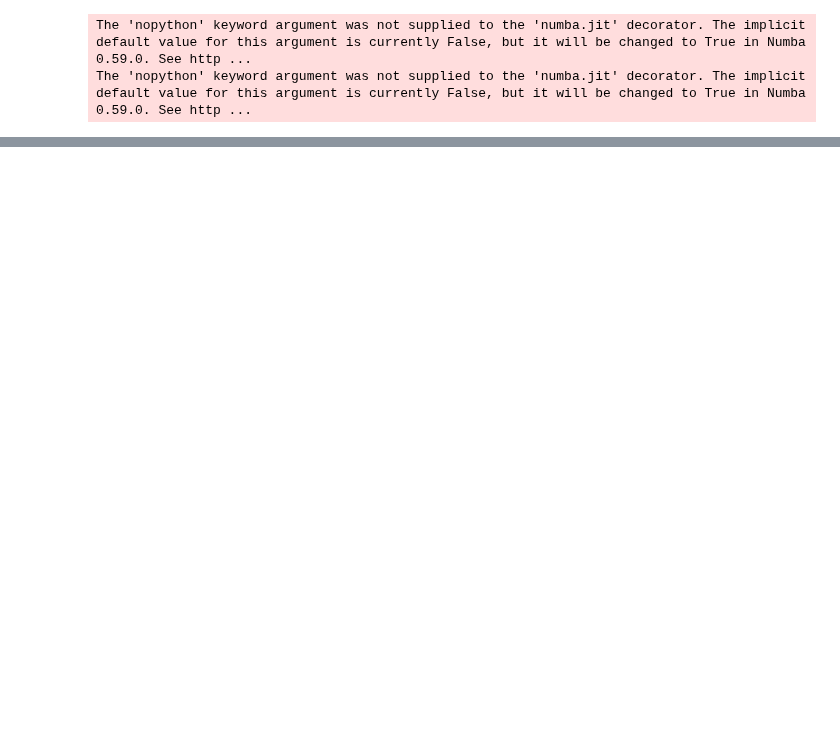
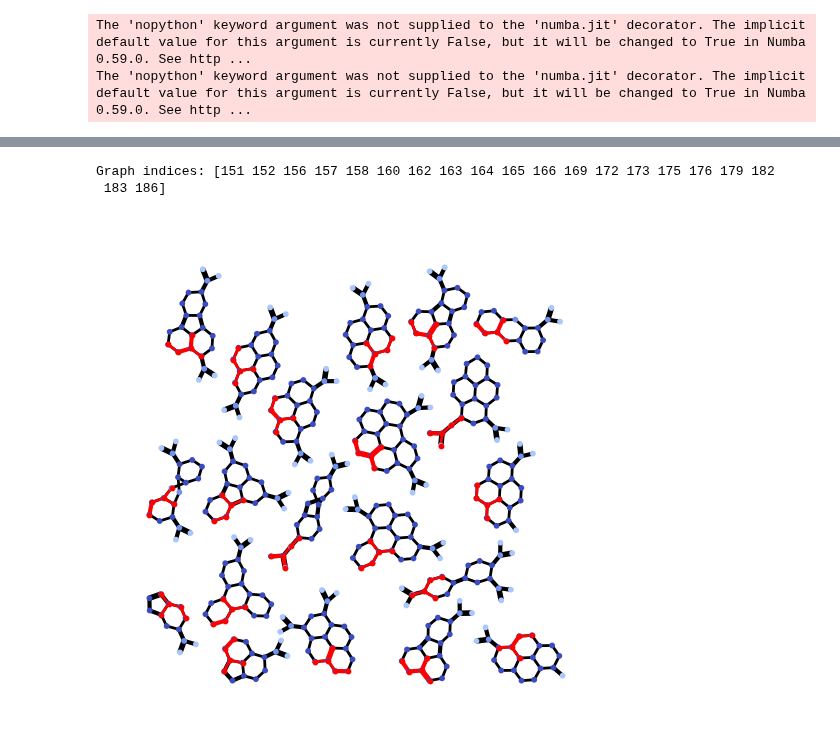
Before and after one commit to congrendai/MSc_Individual_Project, a Jupyter notebook: shap.ipynb, the cells around one changed output, grey strips where cells are left out. Saved outputs shown, nothing was run; the diff lists cells and outputs as text; code cells hidden in the pictures; blank space fills up the shorter version.

```diff
--- a/shap.ipynb
+++ b/shap.ipynb
@@ -30,0 +22,6 @@ Graph indices: [154 159 178 184]
+# %%
+VH_MUTAG.highlight_all(1, "tp", 10, figsize=(5, 5))
+# %% [output]
+Graph indices: [151 152 156 157 158 160 162 163 164 165 166 169 172 173 175 176 179 182
+ 183 186]
+[figure, added]
```
Also changed, not shown: parts of 4 cells of this notebook, 2 other files.
